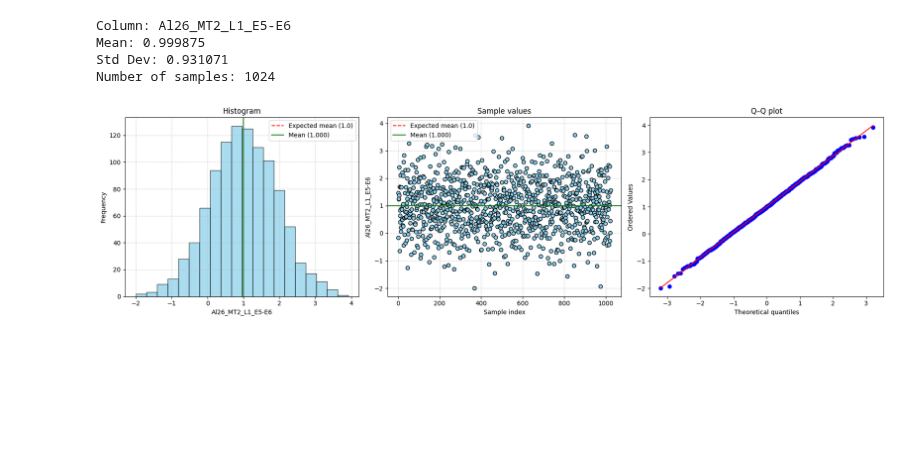
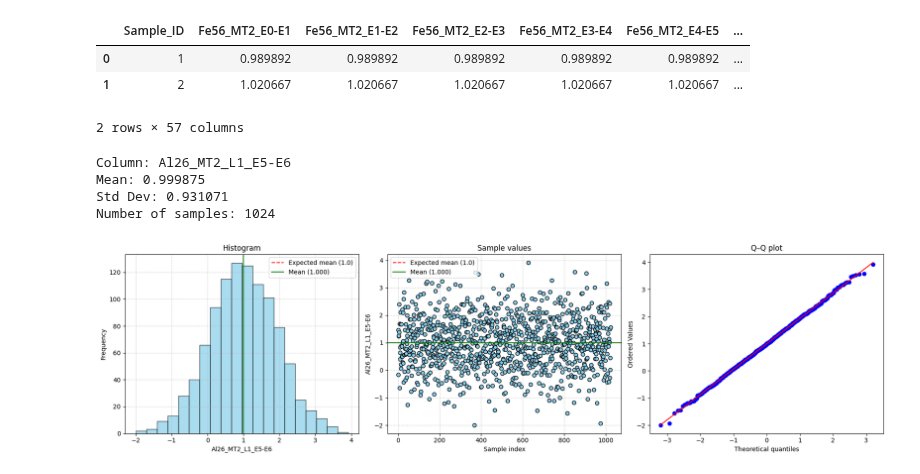
Before and after one commit to monleon96/kika, a Jupyter notebook: mcnpy/sampling/check_distribution.ipynb, the cells around one changed output. Saved outputs shown, nothing was run; the diff lists cells and outputs as text; code cells hidden in the pictures; blank space fills up the shorter version.

```diff
--- a/mcnpy/sampling/check_distribution.ipynb
+++ b/mcnpy/sampling/check_distribution.ipynb
@@ -1 +1,17 @@
+# %%
+import pandas as pd
+import matplotlib.pyplot as plt
+import numpy as np
+from scipy.stats import probplot
+
+# Read file
+parquet_path = '/home/MONLEON-JUAN/MCNPy/mcnpy/sampling/test_legendre/ace/293.6K/perturbation_matrix_20250810_182120_master.parquet'
+df = pd.read_parquet(parquet_path)
+# %%
+df
+# %% [output]
+|  | Sample_ID | Fe56_MT2_E0-E1 | Fe56_MT2_E1-E2 | Fe56_MT2_E2-E3 | Fe56_MT2_E3-E4 | Fe56_MT2_E4-E5 | ... |
+| 0 | 1 | 0.989892 | 0.989892 | 0.989892 | 0.989892 | 0.989892 | ... |
+| 1 | 2 | 1.020667 | 1.020667 | 1.020667 | 1.020667 | 1.020667 | ... |
+2 rows × 57 columns
 # %%
```
Also changed, not shown: parts of 1 cell of this notebook, 20 other files.
